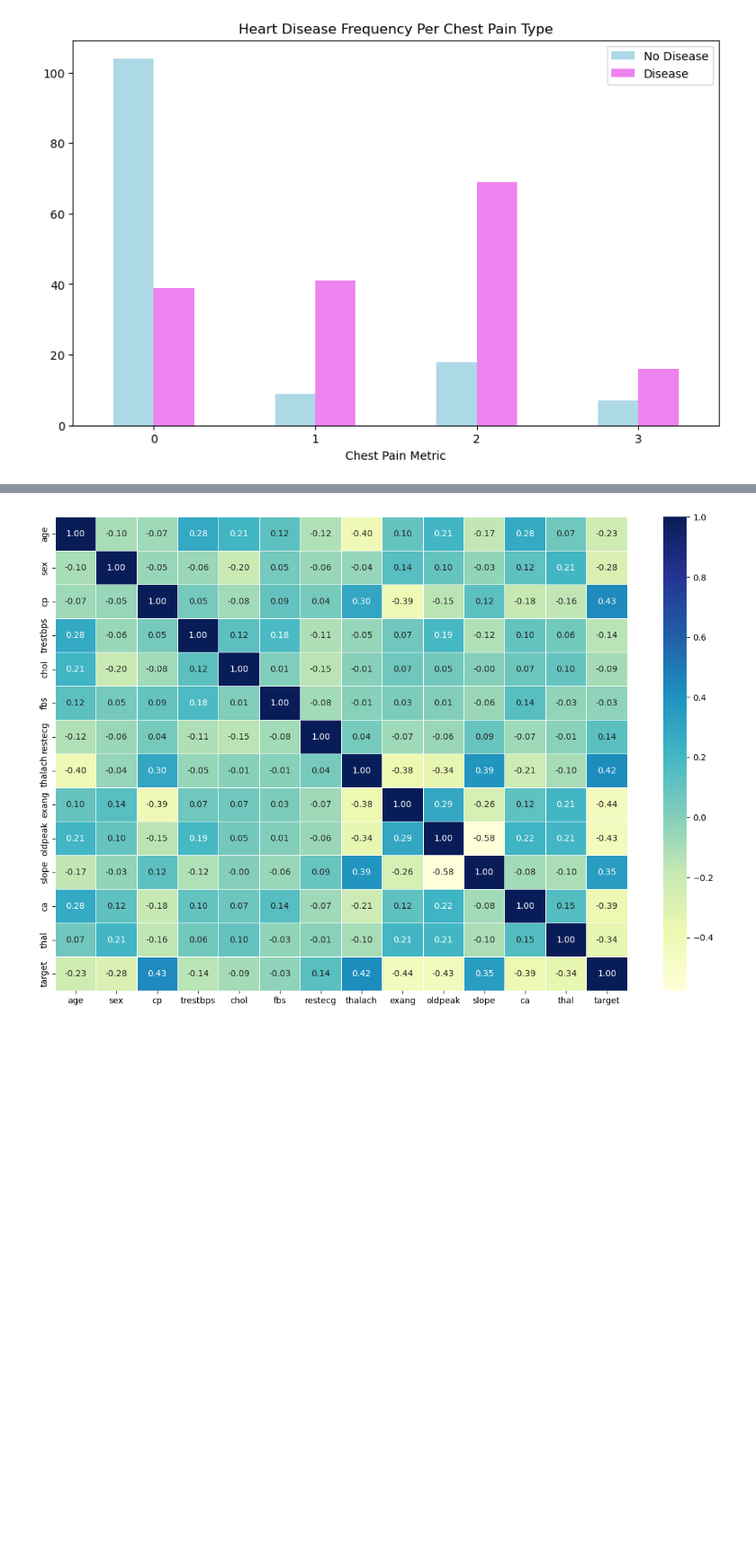
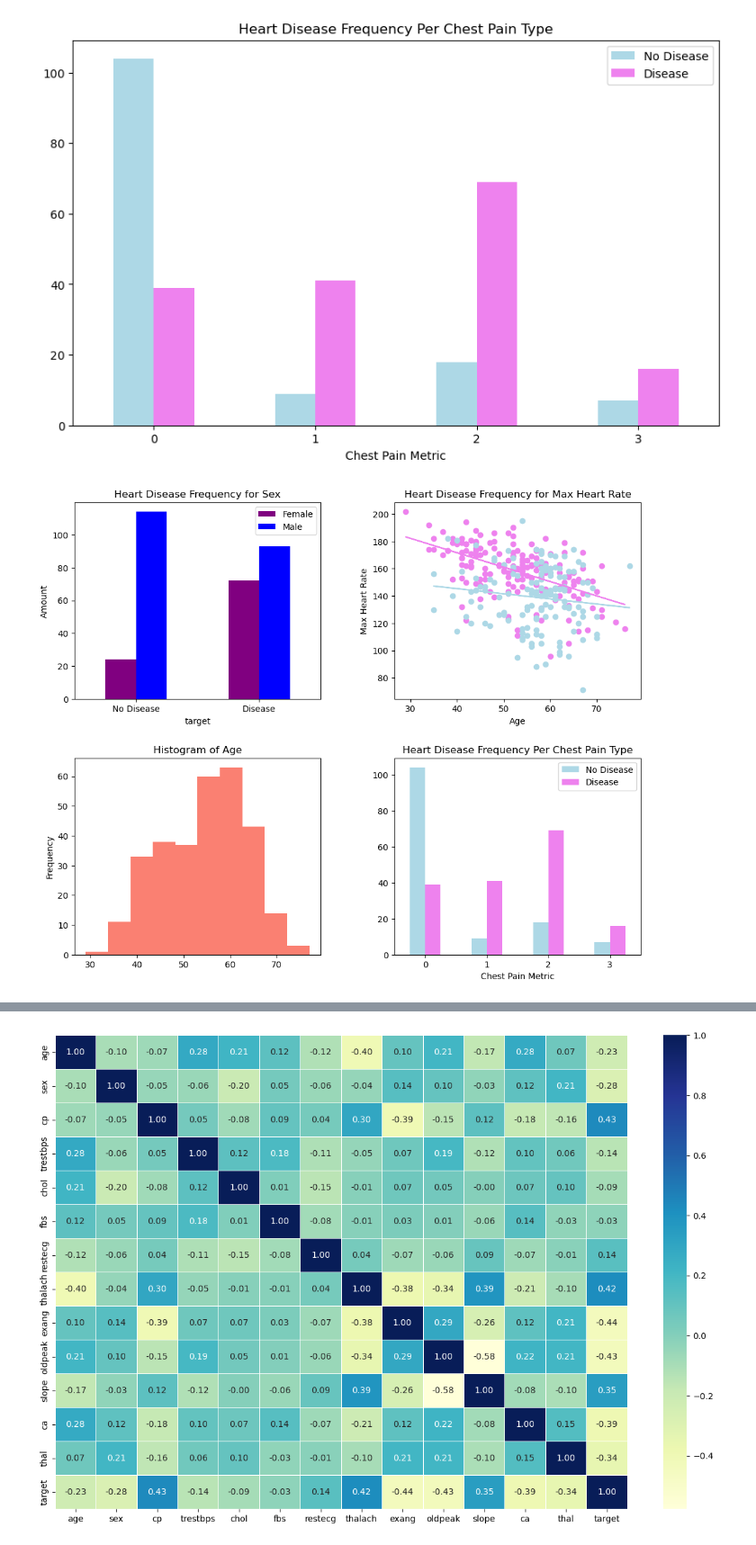
Before and after one commit to lorenarms/Machine_Learning, a Jupyter notebook: heart_disease_project/Predict-Heart-Disease.ipynb, the cells around one changed output, grey strips where cells are left out. Shown: that part at 90% size. Cells and saved outputs as stored; diff of their text form; code cells hidden in the pictures; blank space fills up the shorter version.

Commit message:
completed heart-disease model project

```diff
--- a/heart_disease_project/Predict-Heart-Disease.ipynb
+++ b/heart_disease_project/Predict-Heart-Disease.ipynb
@@ -226,6 +226,49 @@ plt.xticks(rotation=0)
 (array([0, 1, 2, 3]),
  [Text(0, 0, '0'), Text(1, 0, '1'), Text(2, 0, '2'), Text(3, 0, '3')])
 [figure]
+# %%
+fig, ((ax1, ax2), (ax3, ax4)) = plt.subplots(2, 2, figsize=(10,8))
+fig.tight_layout()
+plt.subplots_adjust(hspace=0.3, wspace=0.3)
+
+pd.crosstab(df.target, df.sex).plot.bar(ax=ax1,color=["purple", "blue"])
+ax1.set_title("Heart Disease Frequency for Sex")
+ax1.set_ylabel("Amount")
+
+ax1.legend(["Female", "Male"]);
+ax1.tick_params(labelrotation=0)
+ax1.set_xticks(ticks=[0,1], labels=['No Disease', 'Disease'])
+# plt.xticks(rotation=0, ticks=[0,1], labels=['No Disease', 'Disease']);
+
+ax2.scatter(df.age[df.target==1],
+           df.thalach[df.target==1],
+           c="violet");
+ax2.scatter(df.age[df.target==0],
+           df.thalach[df.target==0],
+           c="lightblue")
+ax2.set_title("Heart Disease Frequency for Max Heart Rate")
+ax2.set_ylabel("Max Heart Rate")
+ax2.set_xlabel("Age")
+z = np.polyfit(df.age[df.target==0], df.thalach[df.target==0], 1)
+p = np.poly1d(z)
+
+ax2.plot(df.age[df.target==0], p(df.age[df.target==0]), color="lightblue")
+
+z = np.polyfit(df.age[df.target==1], df.thalach[df.target==1], 1)
+p = np.poly1d(z)
+ax2.plot(df.age[df.target==1], p(df.age[df.target==1]), color="violet")
+
+plt.legend(["Disease", "No Disease"]);
+
+df.age.plot.hist(ax=ax3, color="salmon", title="Histogram of Age");
+
+pd.crosstab(df.cp, df.target).plot.bar(ax=ax4, color=["lightblue", "violet"])
+ax4.set_title("Heart Disease Frequency Per Chest Pain Type")
+ax4.set_xlabel("Chest Pain Metric")
+ax4.legend(["No Disease", "Disease"])
+ax4.tick_params(labelrotation=0)
+# %% [output]
+[figure, added]
 # %%
 df.corr()
 # %% [output]
```
Also changed, not shown: parts of 41 cells of this notebook, 1 other file.
